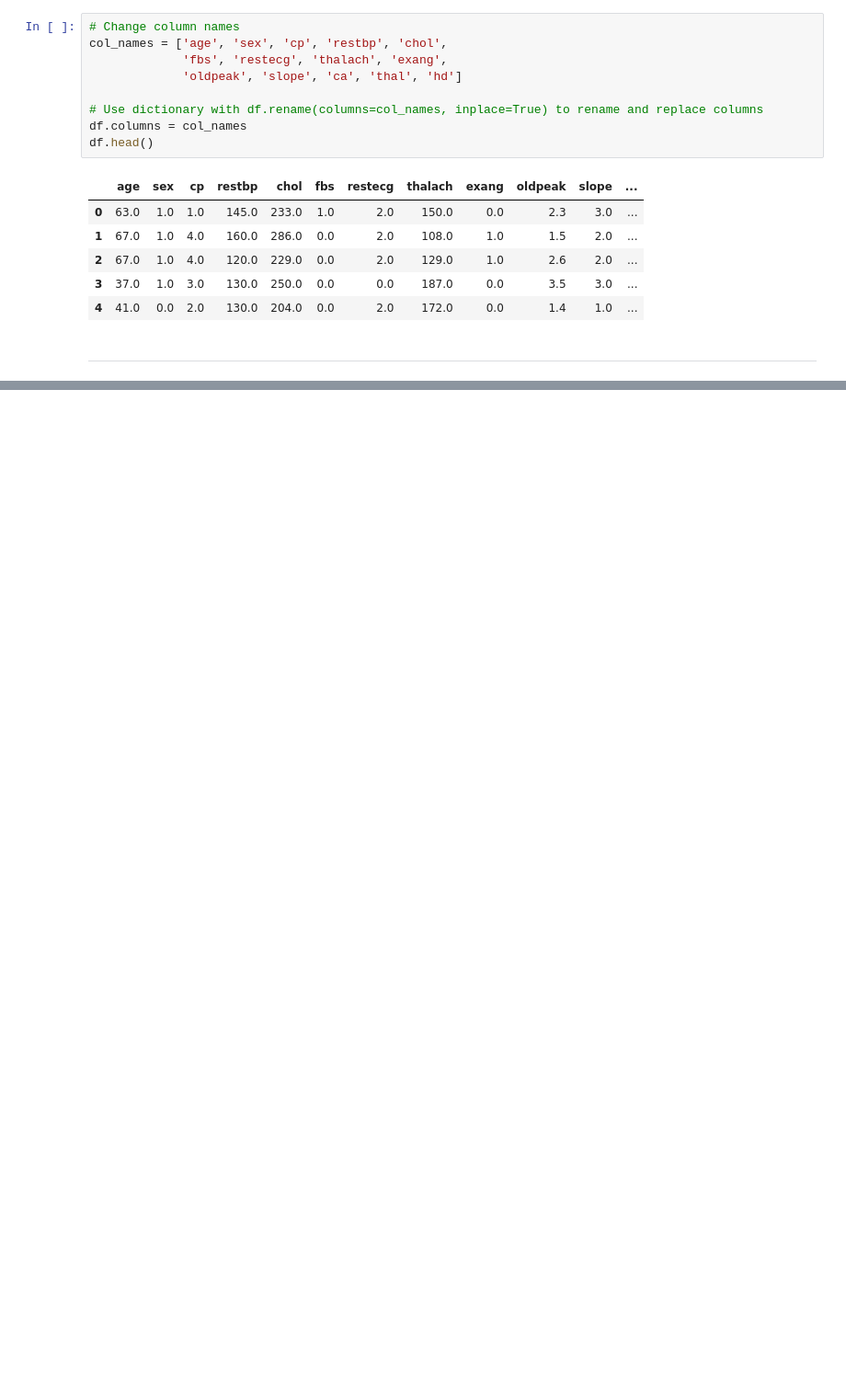
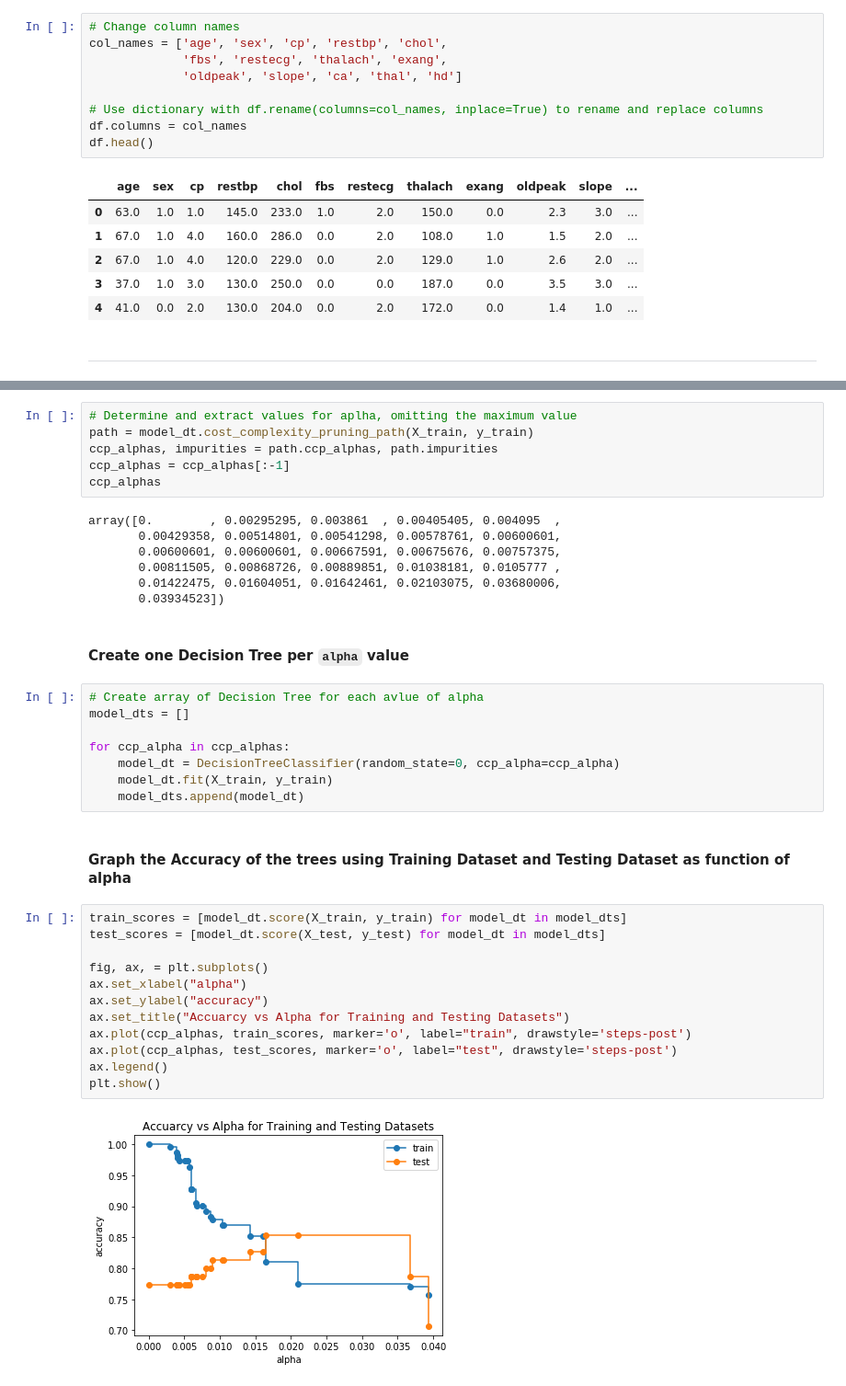
Before and after one commit to romabash/Python-notebooks-collection, a Jupyter notebook: ML Statistics/3.2_Decision-Trees.ipynb, the cells around one changed output, grey strips where cells are left out. Shown at 92% size. Cells and saved outputs as stored; diff of their text form; blank space fills up the shorter version.

```diff
--- a/ML Statistics/3.2_Decision-Trees.ipynb
+++ b/ML Statistics/3.2_Decision-Trees.ipynb
@@ -66,0 +300,39 @@ df.head()
+# %%
+# Determine and extract values for aplha, omitting the maximum value
+path = model_dt.cost_complexity_pruning_path(X_train, y_train)
+ccp_alphas, impurities = path.ccp_alphas, path.impurities
+ccp_alphas = ccp_alphas[:-1]
+ccp_alphas
+# %% [output]
+array([0.        , 0.00295295, 0.003861  , 0.00405405, 0.004095  ,
+       0.00429358, 0.00514801, 0.00541298, 0.00578761, 0.00600601,
+       0.00600601, 0.00600601, 0.00667591, 0.00675676, 0.00757375,
+       0.00811505, 0.00868726, 0.00889851, 0.01038181, 0.0105777 ,
+       0.01422475, 0.01604051, 0.01642461, 0.02103075, 0.03680006,
+       0.03934523])
+# %% [markdown]
+#### Create one Decision Tree per `alpha` value
+# %%
+# Create array of Decision Tree for each avlue of alpha
+model_dts = []
+
+for ccp_alpha in ccp_alphas:
+    model_dt = DecisionTreeClassifier(random_state=0, ccp_alpha=ccp_alpha)
+    model_dt.fit(X_train, y_train)
+    model_dts.append(model_dt)
+# %% [markdown]
+#### Graph the Accuracy of the trees using Training Dataset and Testing Dataset as function of alpha
+# %%
+train_scores = [model_dt.score(X_train, y_train) for model_dt in model_dts]
+test_scores = [model_dt.score(X_test, y_test) for model_dt in model_dts]
+
+fig, ax, = plt.subplots()
+ax.set_xlabel("alpha")
+ax.set_ylabel("accuracy")
+ax.set_title("Accuarcy vs Alpha for Training and Testing Datasets")
+ax.plot(ccp_alphas, train_scores, marker='o', label="train", drawstyle='steps-post')
+ax.plot(ccp_alphas, test_scores, marker='o', label="test", drawstyle='steps-post')
+ax.legend()
+plt.show()
+# %% [output]
+[figure, added]
```
Also changed, not shown: parts of 38 cells of this notebook.
